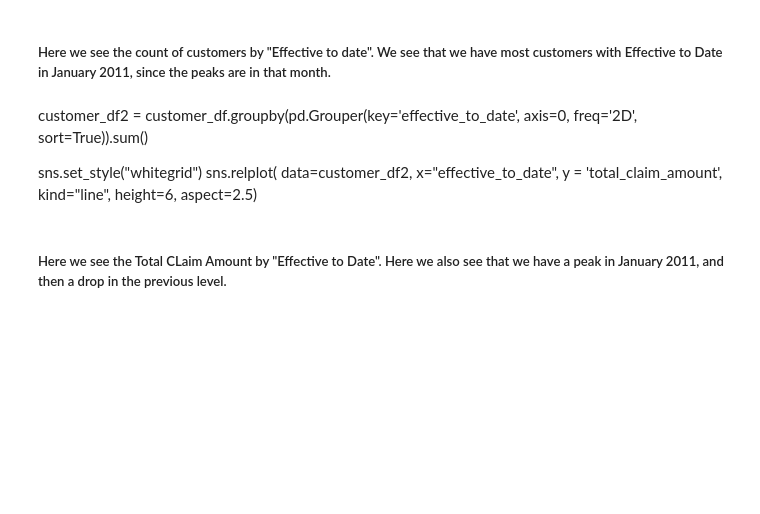
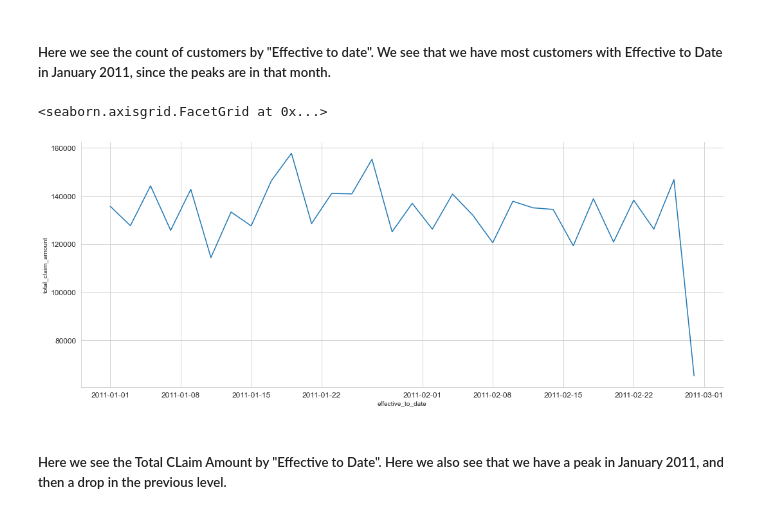
Before and after one commit to AgnesaP/lab-feature-extraction, a Jupyter notebook: lab-feature-extraction.ipynb, the cells around one changed output. Saved outputs shown, nothing was run; the diff lists cells and outputs as text; code cells hidden in the pictures; blank space fills up the shorter version.

```diff
--- a/lab-feature-extraction.ipynb
+++ b/lab-feature-extraction.ipynb
@@ -144,14 +144,17 @@ sns.relplot(
 [figure]
 # %% [markdown]
 ##### Here we see the count of customers by "Effective to date". We see that we have most customers with Effective to Date in January 2011, since the peaks are in that month.
-# %% [markdown]
-customer_df2 = customer_df.groupby(pd.Grouper(key='effective_to_date', axis=0,
-                      freq='2D', sort=True)).sum()
-
-sns.set_style("whitegrid")
-sns.relplot(
-    data=customer_df2, x="effective_to_date", y = 'total_claim_amount',
-    kind="line", height=6, aspect=2.5)
+# %%
+customer_df2 = customer_df.groupby(pd.Grouper(key='effective_to_date', axis=0,
+                      freq='2D', sort=True)).sum()
+
+sns.set_style("whitegrid")
+sns.relplot(
+    data=customer_df2, x="effective_to_date", y = 'total_claim_amount',
+    kind="line", height=6, aspect=2.5)
+# %% [output]
+<seaborn.axisgrid.FacetGrid at 0x...>
+[figure, added]
 # %% [markdown]
 ##### Here we see the Total CLaim Amount by "Effective to Date". Here we also see that we have a peak in January 2011, and then a drop in the previous level.
 # %%
```
Also changed, not shown: parts of 2 cells of this notebook.
